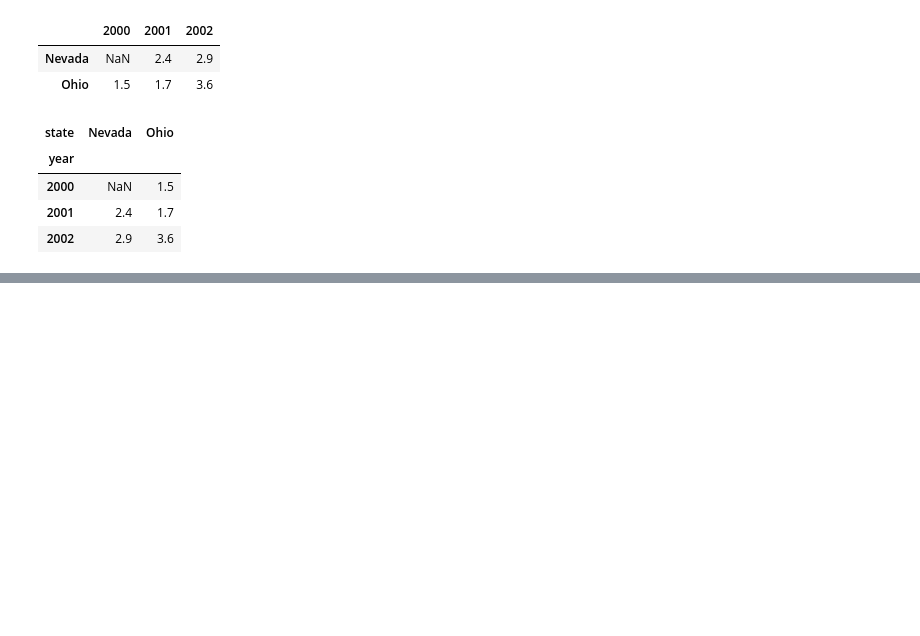
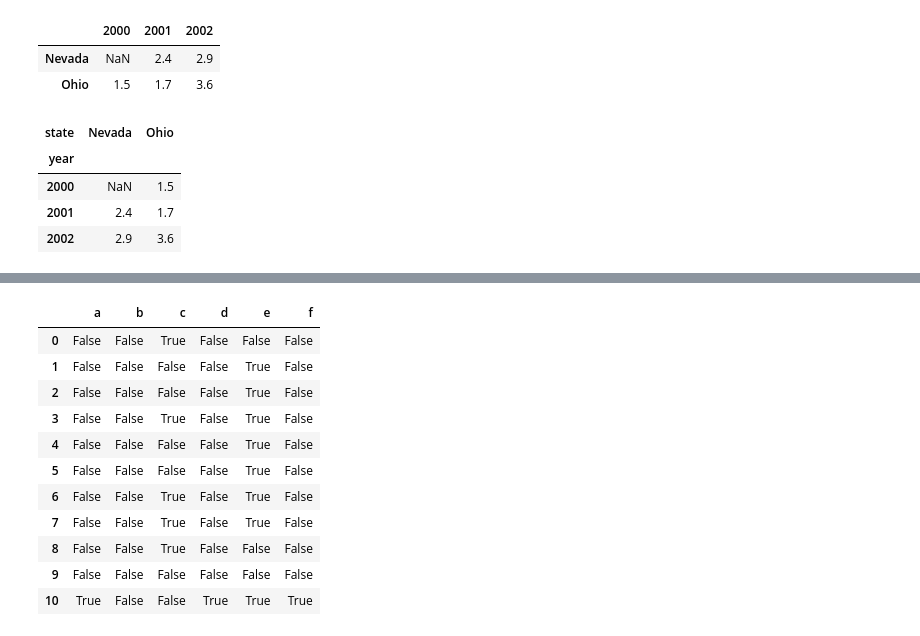
Before and after one commit to shanjiang1994/The_complete_guide_in_Python_for_DA-DS, a Jupyter notebook: 7.Pandas.ipynb, the cells around one changed output, grey strips where cells are left out. Drawn from its saved outputs; the diff is of its cells as text; code cells hidden in the pictures; blank space fills up the shorter version.

```diff
--- a/7.Pandas.ipynb
+++ b/7.Pandas.ipynb
@@ -1039,0 +1263,15 @@ df5
+# %%
+df.isnull()
+# %% [output]
+|  | a | b | c | d | e | f |
+| 0 | False | False | True | False | False | False |
+| 1 | False | False | False | False | True | False |
+| 2 | False | False | False | False | True | False |
+| 3 | False | False | True | False | True | False |
+| 4 | False | False | False | False | True | False |
+| 5 | False | False | False | False | True | False |
+| 6 | False | False | True | False | True | False |
+| 7 | False | False | True | False | True | False |
+| 8 | False | False | True | False | False | False |
+| 9 | False | False | False | False | False | False |
+| 10 | True | False | False | True | True | True |
```
Also changed, not shown: parts of 29 cells of this notebook.
